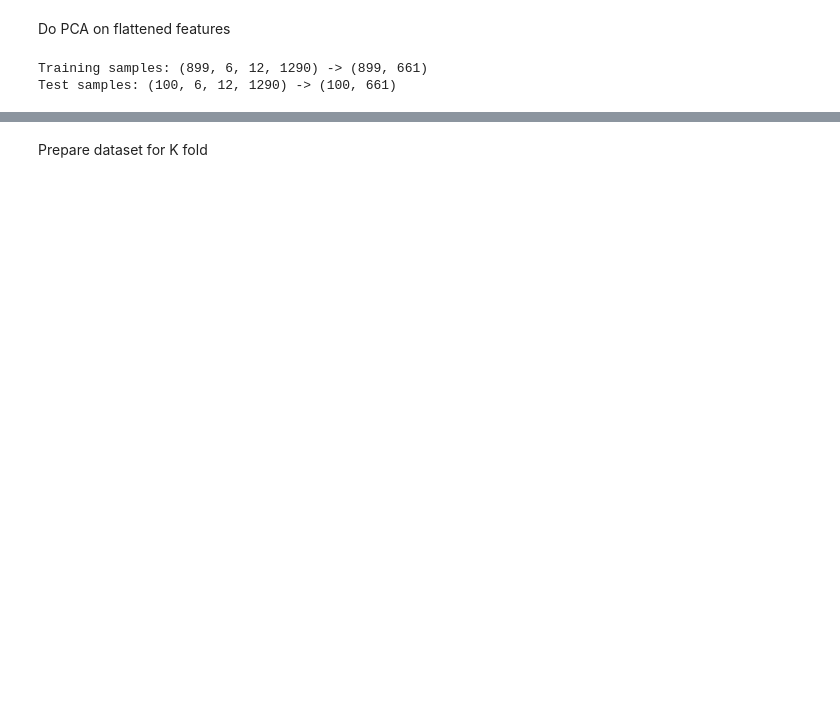
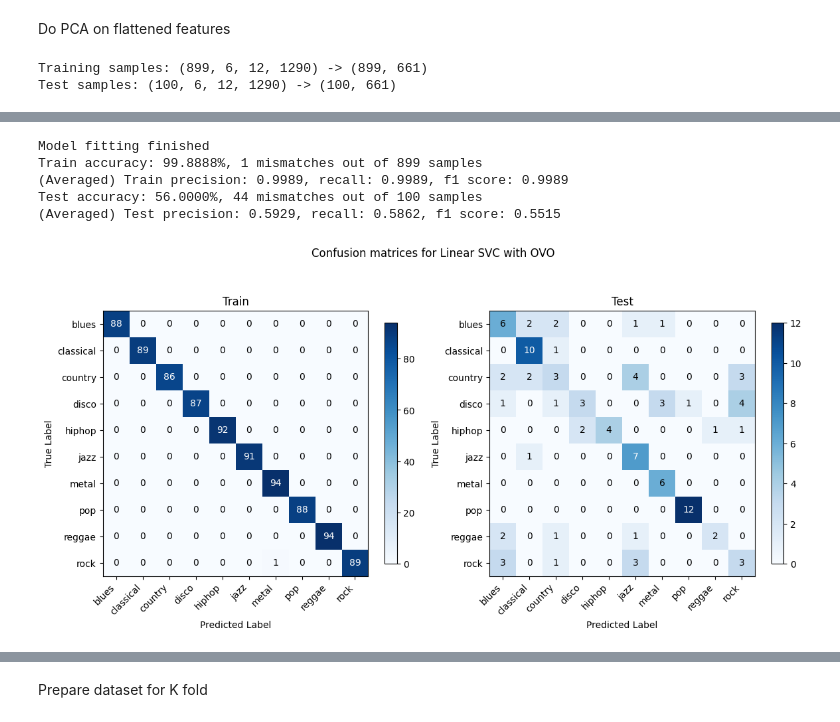
Before and after one commit to qzheng75/CS4641-Project, a Jupyter notebook: code/notebooks/traditional_ml_modeling.ipynb, the cells around one changed output, grey strips where cells are left out. Saved outputs shown, nothing was run; the diff lists cells and outputs as text; code cells hidden in the pictures; blank space fills up the shorter version.

```diff
--- a/code/notebooks/traditional_ml_modeling.ipynb
+++ b/code/notebooks/traditional_ml_modeling.ipynb
@@ -135,3 +104,31 @@ Test accuracy: 52.0000%, 48 mismatches out of 100 samples
+# %%
+from sklearn.svm import SVC
+
+ovo_svm = SVC(kernel='linear', decision_function_shape='ovo', C=2, random_state=RANDOM_STATE)
+ovo_svm.fit(reduced_X_train_flat, y_train)
+
+print('Model fitting finished')
+
+conf_mats = []
+for x, y, split in zip([reduced_X_train_flat, reduced_X_test_flat],
+                [y_train, y_test],
+                ['Train', 'Test']):
+    acc, correct, incorrect = calculate_acc(ovo_svm, x, y)
+    print(f'{split} accuracy: {acc:.4f}%, {len(incorrect)} mismatches out of {len(incorrect) + len(correct)} samples')
+    conf_mat, precision, recall, f1 = precision_recall(ovo_svm, x, y, return_each_class=False)
+    conf_mats.append(conf_mat)
+    print(f'(Averaged) {split} precision: {precision:.4f}, recall: {recall:.4f}, f1 score: {f1:.4f}')
+
+visualize_confusion_matrices(conf_mats,
+                             titles=('Train', 'Test'),
+                             grand_title='Confusion matrices for Linear SVC with OVO')
+# %% [output]
+Model fitting finished
+Train accuracy: 99.8888%, 1 mismatches out of 899 samples
+(Averaged) Train precision: 0.9989, recall: 0.9989, f1 score: 0.9989
+Test accuracy: 56.0000%, 44 mismatches out of 100 samples
+(Averaged) Test precision: 0.5929, recall: 0.5862, f1 score: 0.5515
+[figure, added]
 # %%
 from sklearn.ensemble import RandomForestClassifier
 
```
Also changed, not shown: parts of 12 cells of this notebook, 3 other files.
